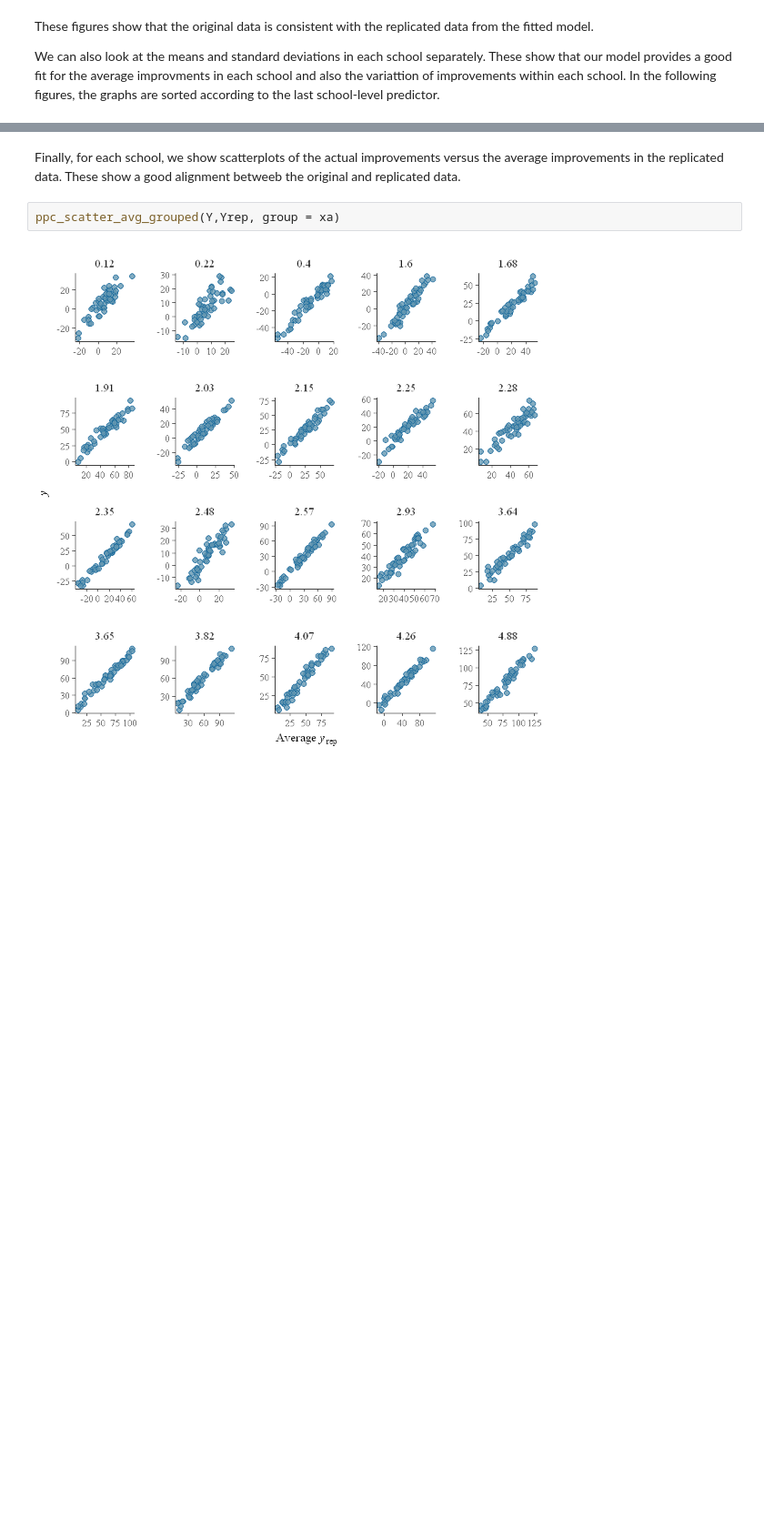
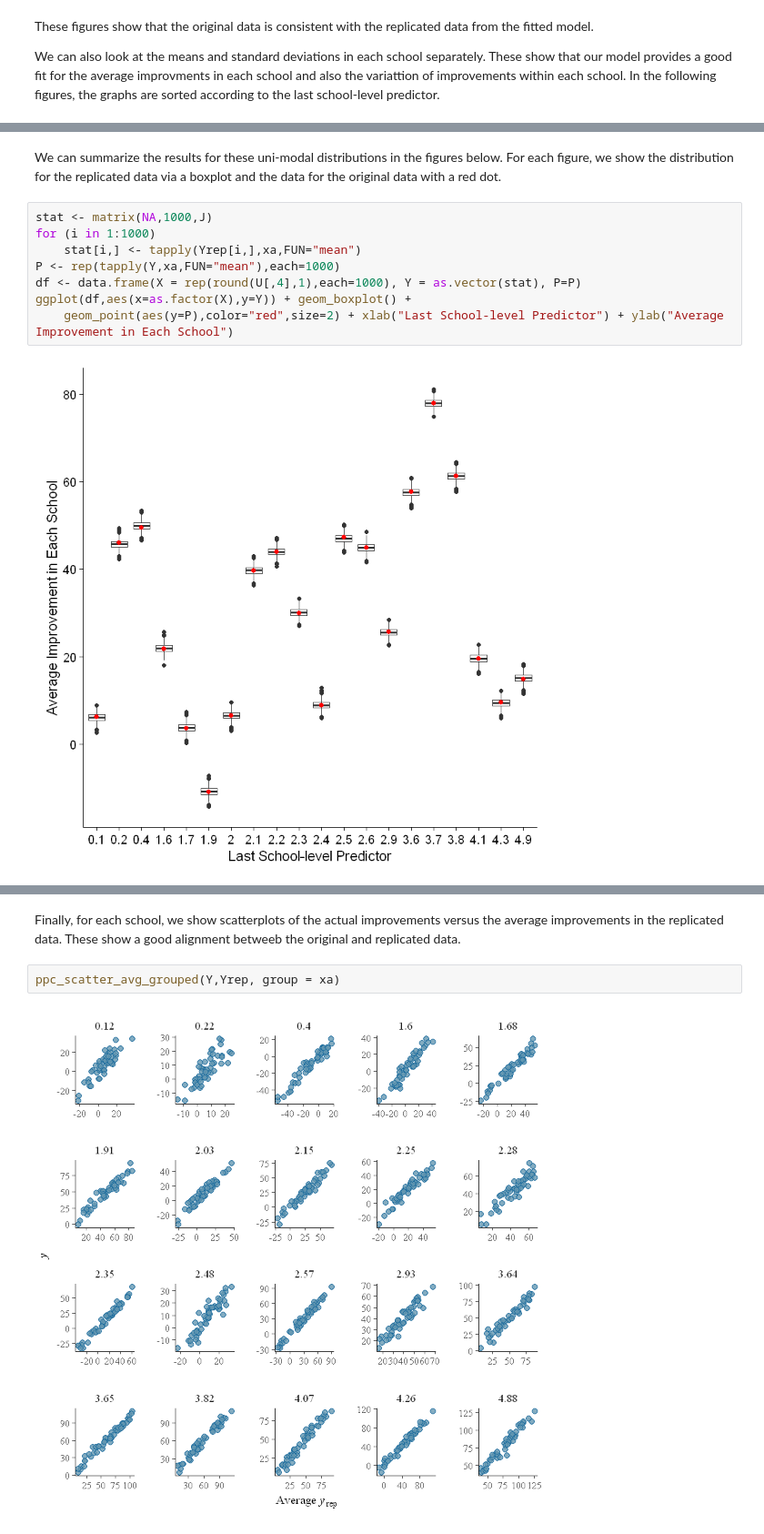
Before and after one commit to milkha/JupyterTest2, a Jupyter notebook: Model2.ipynb, the cells around one changed output, grey strips where cells are left out. Shown: that part at 91% size. Cells and saved outputs as stored; diff of their text form; blank space fills up the shorter version.

```diff
--- a/Model2.ipynb
+++ b/Model2.ipynb
@@ -163,0 +164,12 @@ ppc_stat_grouped(Y, Yrep, group = xa, stat = "sd", binwidth = 0.05) +
+# %% [markdown]
+We can summarize the results for these uni-modal distributions in the figures below. For each figure, we show the distribution for the replicated data via a boxplot and the data for the original data with a red dot.
+# %%
+stat <- matrix(NA,1000,J)
+for (i in 1:1000)
+    stat[i,] <- tapply(Yrep[i,],xa,FUN="mean")
+P <- rep(tapply(Y,xa,FUN="mean"),each=1000)
+df <- data.frame(X = rep(round(U[,4],1),each=1000), Y = as.vector(stat), P=P)
+ggplot(df,aes(x=as.factor(X),y=Y)) + geom_boxplot() +
+    geom_point(aes(y=P),color="red",size=2) + xlab("Last School-level Predictor") + ylab("Average Improvement in Each School")
+# %% [output]
+[figure, added]
```
Also changed, not shown: parts of 6 cells of this notebook.
